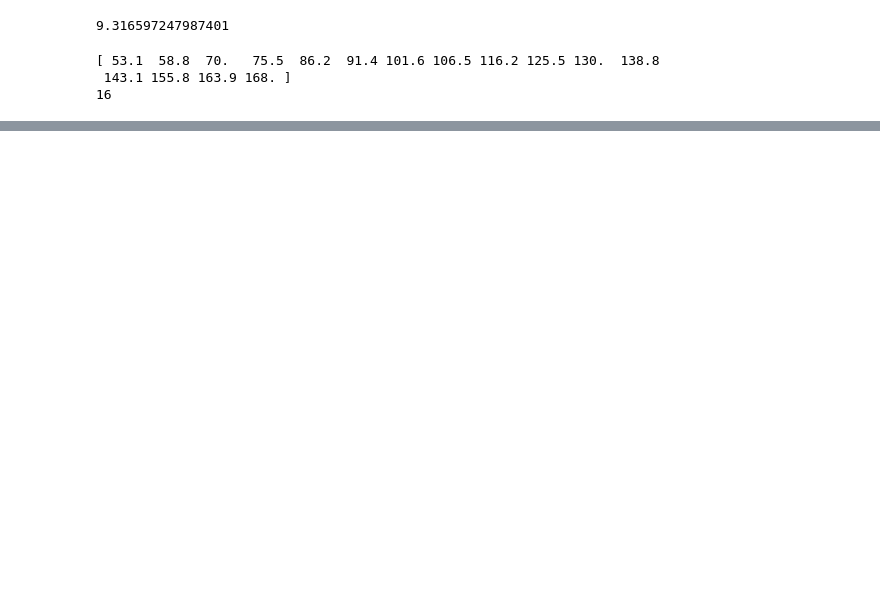
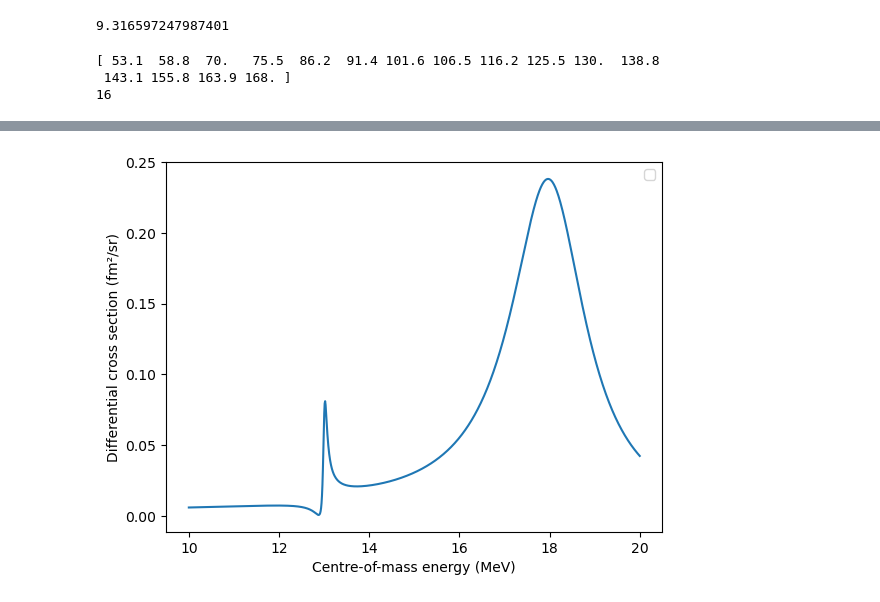
Before and after one commit to peytaguo/automated-resonance-analysis, a Jupyter notebook: resonance_fitting.ipynb, the cells around one changed output, grey strips where cells are left out. Saved outputs shown, nothing was run; the diff lists cells and outputs as text; code cells hidden in the pictures; blank space fills up the shorter version.

```diff
--- a/resonance_fitting.ipynb
+++ b/resonance_fitting.ipynb
@@ -49,0 +98,43 @@ clusters_dp_chosen = functions.get_clusters_dp(all_cs, 0.001, 0.005)
+# %%
+#testing
+
+resonances = [
+    {
+        "angular m" : 2,
+        "p width ratio" : 0.3,
+        "width": 0.1,
+        "r energy": 13,
+        "a": 0.0,
+        "b": 0.0
+    },
+    {
+            "angular m" : 5,
+            "p width ratio" : 0.2,
+            "width": 2,
+            "r energy": 18,
+            "a": 0.0,
+            "b": 0.0
+        }
+]
+
+energy = np.linspace(10, 20, 1000)
+theta = np.deg2rad(45)
+
+sigma = scattering_model.model(
+    theta,
+    energy,
+    resonances,
+    m=0,
+    c=0
+)
+
+import matplotlib.pyplot as plt
+
+plt.plot(energy, sigma)
+
+plt.xlabel("Centre-of-mass energy (MeV)")
+plt.ylabel("Differential cross section (fm²/sr)")
+plt.legend()
+plt.show()
+# %% [output]
+[figure, added]
```
Also changed, not shown: parts of 4 cells of this notebook, 1 other file.
